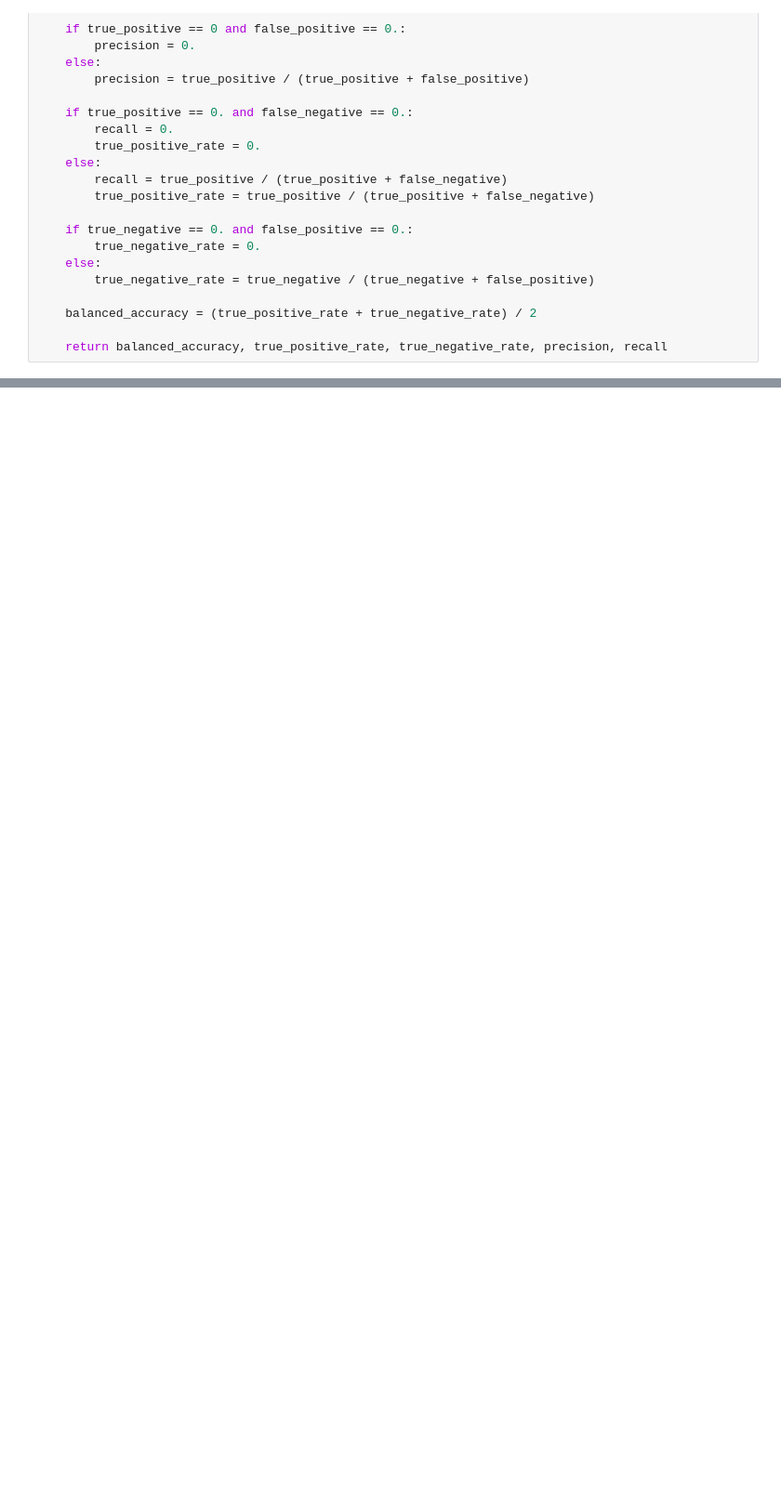
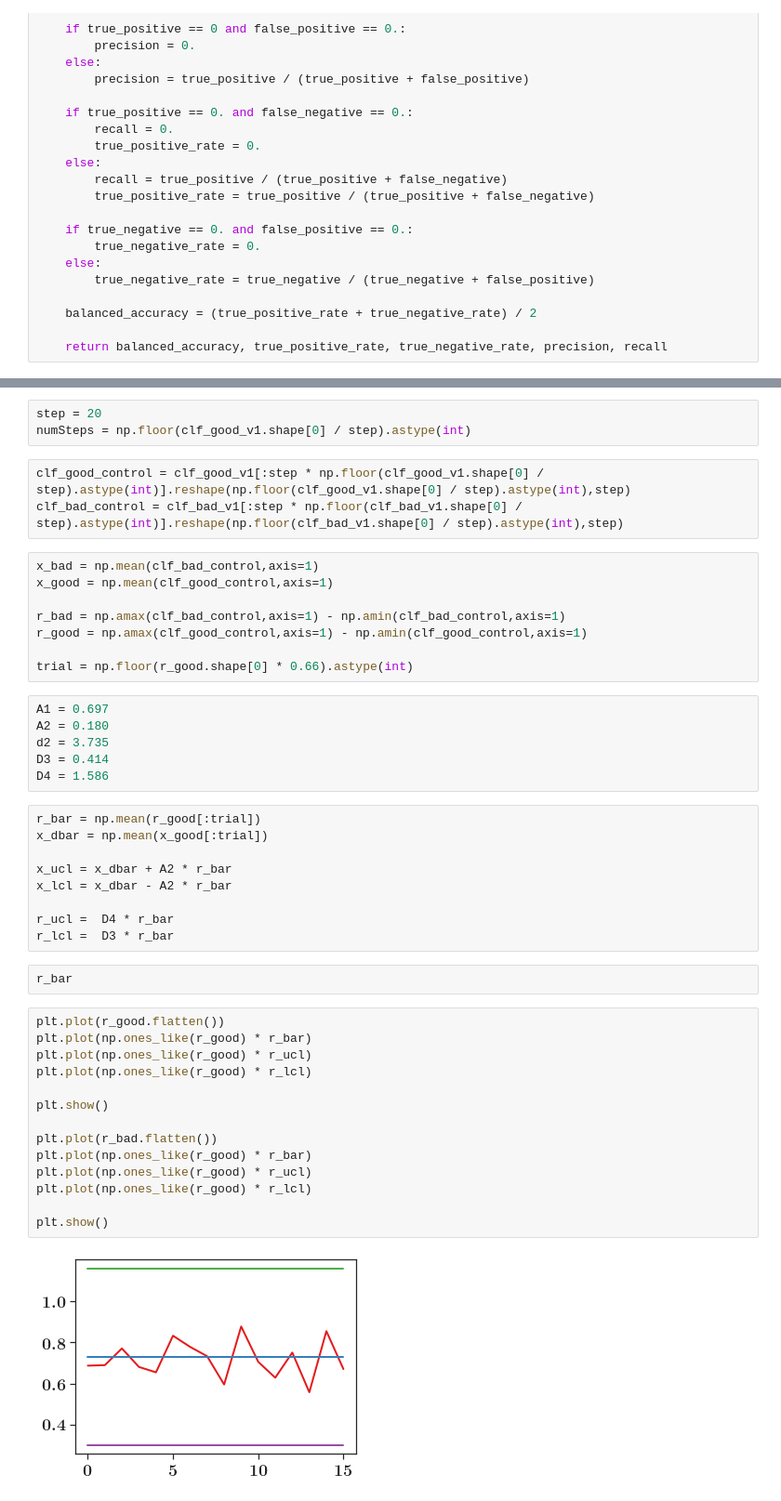
Before and after one commit to danielnewman09/Dissertation, a Jupyter notebook: Dissertation-Notebooks/Chapter-6/Plot-CLF-Performance.ipynb, the cells around one changed output, grey strips where cells are left out. Shown at 93% size. Drawn from its saved outputs; the diff is of its cells as text; blank space fills up the shorter version.

```diff
--- a/Dissertation-Notebooks/Chapter-6/Plot-CLF-Performance.ipynb
+++ b/Dissertation-Notebooks/Chapter-6/Plot-CLF-Performance.ipynb
@@ -149,0 +158,47 @@ fit_statistics(true_v2,pred_v2)
+# %%
+step = 20
+numSteps = np.floor(clf_good_v1.shape[0] / step).astype(int)
+# %%
+clf_good_control = clf_good_v1[:step * np.floor(clf_good_v1.shape[0] / step).astype(int)].reshape(np.floor(clf_good_v1.shape[0] / step).astype(int),step)
+clf_bad_control = clf_bad_v1[:step * np.floor(clf_bad_v1.shape[0] / step).astype(int)].reshape(np.floor(clf_bad_v1.shape[0] / step).astype(int),step)
+# %%
+x_bad = np.mean(clf_bad_control,axis=1)
+x_good = np.mean(clf_good_control,axis=1)
+
+r_bad = np.amax(clf_bad_control,axis=1) - np.amin(clf_bad_control,axis=1)
+r_good = np.amax(clf_good_control,axis=1) - np.amin(clf_good_control,axis=1)
+
+trial = np.floor(r_good.shape[0] * 0.66).astype(int)
+# %%
+A1 = 0.697
+A2 = 0.180
+d2 = 3.735
+D3 = 0.414
+D4 = 1.586
+# %%
+r_bar = np.mean(r_good[:trial])
+x_dbar = np.mean(x_good[:trial])
+
+x_ucl = x_dbar + A2 * r_bar
+x_lcl = x_dbar - A2 * r_bar
+
+r_ucl =  D4 * r_bar
+r_lcl =  D3 * r_bar
+# %%
+r_bar
+# %%
+plt.plot(r_good.flatten())
+plt.plot(np.ones_like(r_good) * r_bar)
+plt.plot(np.ones_like(r_good) * r_ucl)
+plt.plot(np.ones_like(r_good) * r_lcl)
+
+plt.show()
+
+plt.plot(r_bad.flatten())
+plt.plot(np.ones_like(r_good) * r_bar)
+plt.plot(np.ones_like(r_good) * r_ucl)
+plt.plot(np.ones_like(r_good) * r_lcl)
+
+plt.show()
+# %% [output]
+[figure, added]
```
Also changed, not shown: parts of 7 cells of this notebook, 10 other files.
